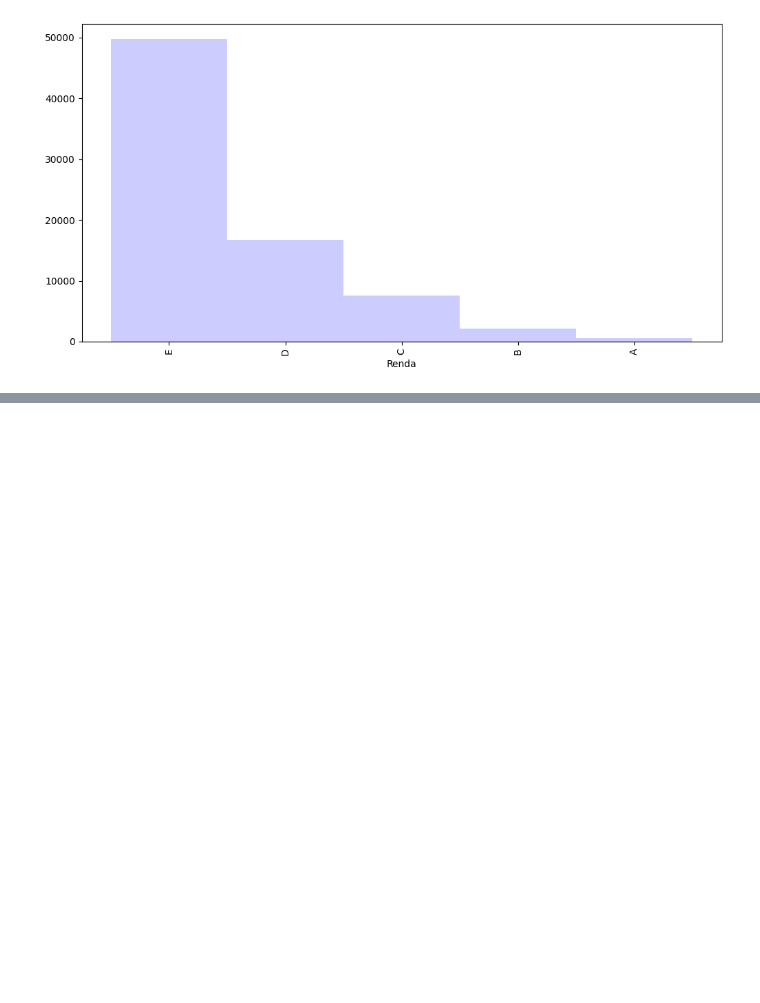
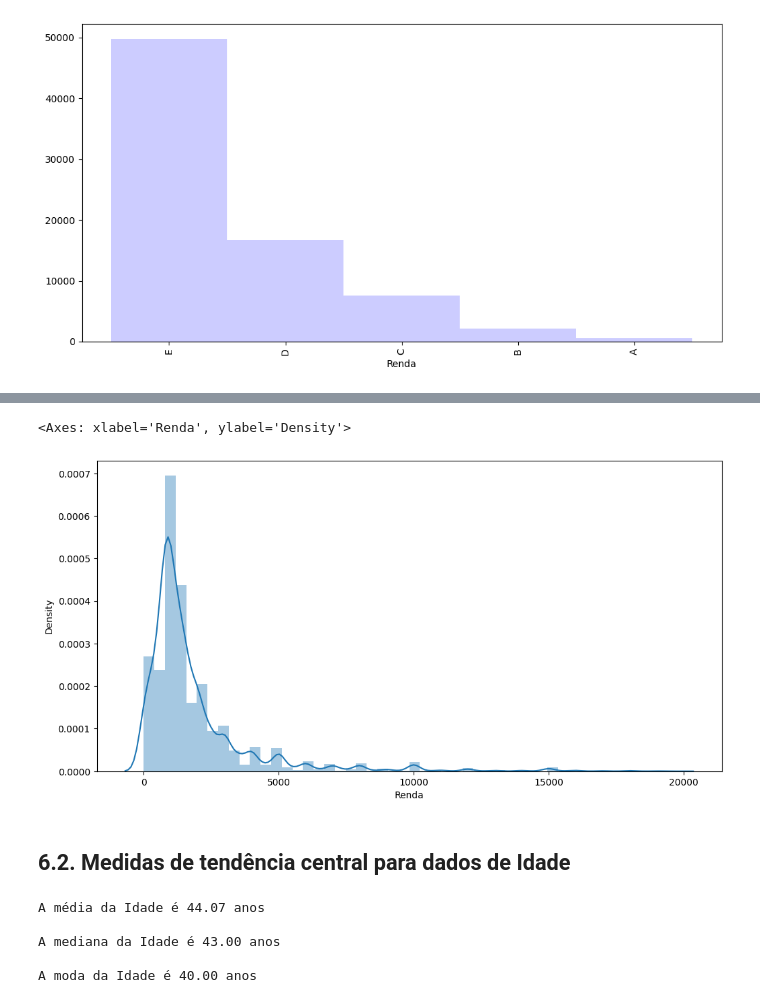
Before and after one commit to acostac94/mypythonportfolio, a Jupyter notebook: Descriptive_Statistics_with_Python.ipynb, the cells around one changed output, grey strips where cells are left out. Cells and saved outputs as stored; diff of their text form; code cells hidden in the pictures; blank space fills up the shorter version.

```diff
--- a/Descriptive_Statistics_with_Python.ipynb
+++ b/Descriptive_Statistics_with_Python.ipynb
@@ -917,0 +981,33 @@ dist_freq_quantitativas_personalizadas['Frequência'].plot.bar(width=1, color='b
+# %%
+ax = sns.distplot(dados.query('Renda < 20000').Renda)
+ax.figure.set_size_inches(12, 6)
+ax
+# %% [output]
+<Axes: xlabel='Renda', ylabel='Density'>
+[figure, added]
+# %% [markdown]
+## 6.2. Medidas de tendência central para dados de Idade
+# %%
+# Obtendo a MÉDIA de Idade com Pandas
+
+idade_media = dados.Idade.mean()
+
+print('A média da Idade é {:.2f} anos'.format(idade_media))
+
+# Obtendo a MEDIANA de Idade com o Pandas
+
+idade_mediana = dados.Idade.median()
+
+print('\nA mediana da Idade é {:.2f} anos'.format(idade_mediana))
+
+# Obtendo a MODA de Idade com Pandas
+
+idade_moda = dados.Idade.mode()[0]
+
+print('\nA moda da Idade é {:.2f} anos\n'.format(idade_moda))
+# %% [output]
+A média da Idade é 44.07 anos
+
+A mediana da Idade é 43.00 anos
+
+A moda da Idade é 40.00 anos
```
Also changed, not shown: parts of 19 cells of this notebook.
